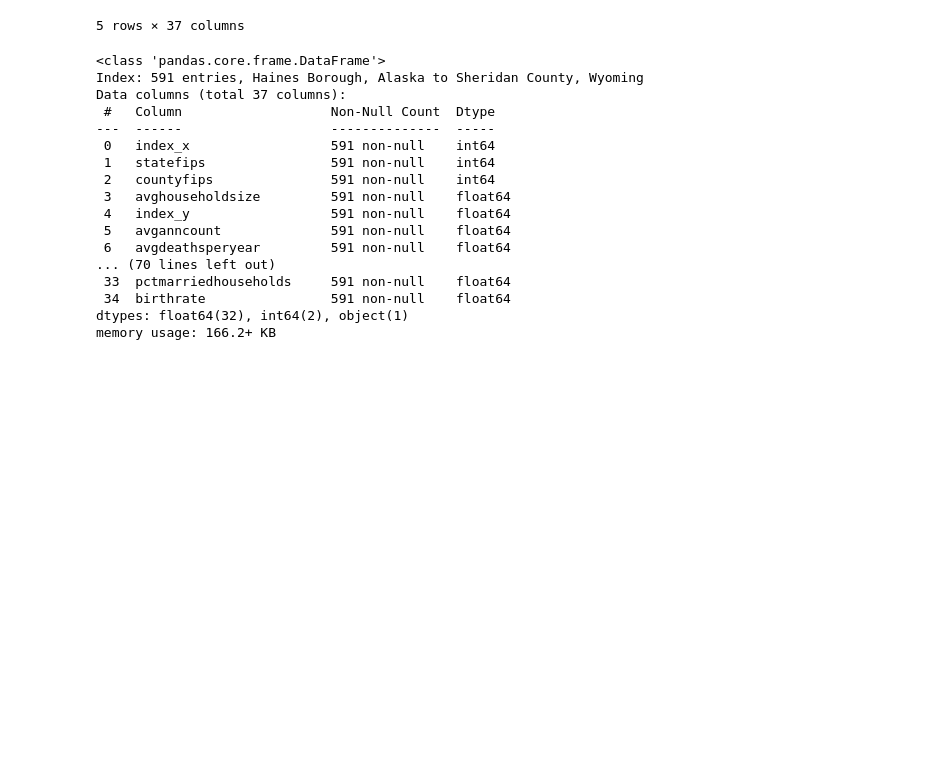
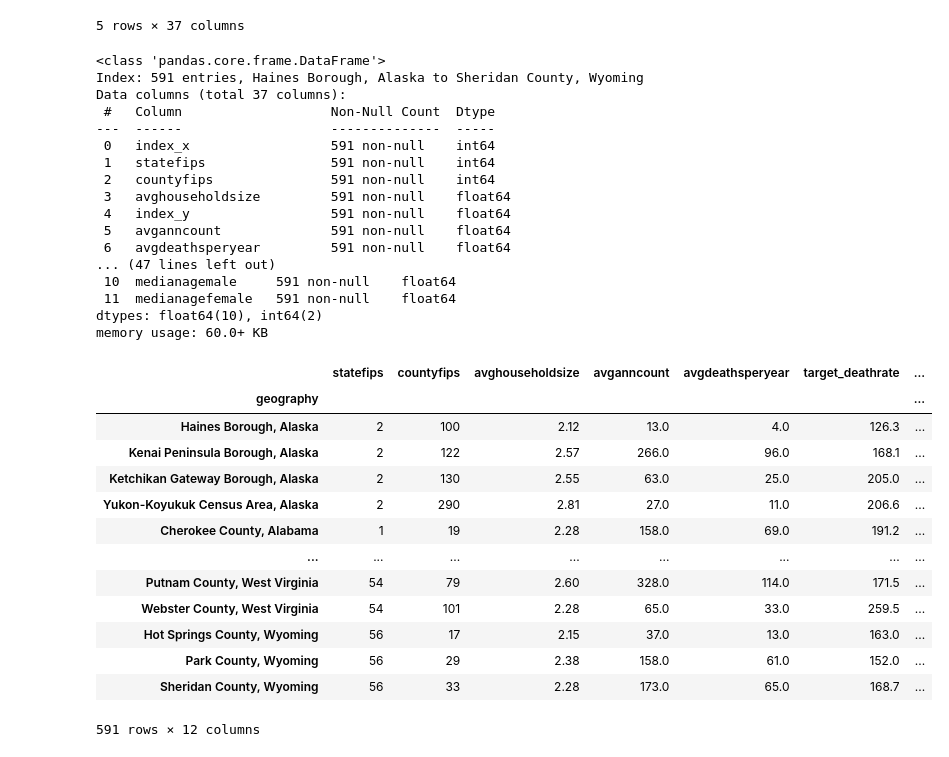
Before and after one commit to jordanskesner/plotters-against-cancer, a Jupyter notebook: Jordan_Project1.ipynb, the cells around one changed output. Cells and saved outputs as stored; diff of their text form; code cells hidden in the pictures; blank space fills up the shorter version.

```diff
--- a/Jordan_Project1.ipynb
+++ b/Jordan_Project1.ipynb
@@ -125,19 +97,16 @@ memory usage: 955.9+ KB
 # pctunemployed16_over: Percentage of people aged 16 and over who are unemployed. (Numeric)
 # pctprivatecoverage: Percentage of people with private health insuranc
 
-
-
-
-
-
-
-
 #### Drop the NA values
 combined_data = combined_data.dropna()
 combined_data.info()
 
 #### Retain only data we are interested in
-combined_data = combined_data.drop(columns=['index_x', 'index_y', ])
+combined_data = combined_data.drop(columns=['index_x', 'index_y', 'medincome', 'povertypercent', 'binnedinc', 'percentmarried',
+                                            'pctnohs18_24', 'pcths18_24', 'pctsomecol18_24', 'pctbachdeg18_24', 'pcths25_over',
+                                           'pctbachdeg25_over', 'pctemployed16_over', 'pctunemployed16_over', 'pctprivatecoverage',
+                                           'pctprivatecoveragealone', 'pctempprivcoverage', 'pctpubliccoverage', 'pctpubliccoveragealone',
+                                            'pctwhite', 'pctblack', 'pctasian', 'pctotherrace', 'pctmarriedhouseholds', 'birthrate'])
 combined_data.info()
 # %% [output]
 <class 'pandas.core.frame.DataFrame'>
@@ -152,8 +121,25 @@ Data columns (total 37 columns):
  4   index_y                  591 non-null    float64
  5   avganncount              591 non-null    float64
  6   avgdeathsperyear         591 non-null    float64
-... (70 lines left out)
- 33  pctmarriedhouseholds     591 non-null    float64
- 34  birthrate                591 non-null    float64
-dtypes: float64(32), int64(2), object(1)
-memory usage: 166.2+ KB
+... (47 lines left out)
+ 10  medianagemale     591 non-null    float64
+ 11  medianagefemale   591 non-null    float64
+dtypes: float64(10), int64(2)
+memory usage: 60.0+ KB
+# %%
+combined_data
+# %% [output]
+|  | statefips | countyfips | avghouseholdsize | avganncount | avgdeathsperyear | target_deathrate | ... |
+| geography |  |  |  |  |  |  | ... |
+| Haines Borough, Alaska | 2 | 100 | 2.12 | 13.0 | 4.0 | 126.3 | ... |
+| Kenai Peninsula Borough, Alaska | 2 | 122 | 2.57 | 266.0 | 96.0 | 168.1 | ... |
+| Ketchikan Gateway Borough, Alaska | 2 | 130 | 2.55 | 63.0 | 25.0 | 205.0 | ... |
+| Yukon-Koyukuk Census Area, Alaska | 2 | 290 | 2.81 | 27.0 | 11.0 | 206.6 | ... |
+| Cherokee County, Alabama | 1 | 19 | 2.28 | 158.0 | 69.0 | 191.2 | ... |
+| ... | ... | ... | ... | ... | ... | ... | ... |
+| Putnam County, West Virginia | 54 | 79 | 2.60 | 328.0 | 114.0 | 171.5 | ... |
+| Webster County, West Virginia | 54 | 101 | 2.28 | 65.0 | 33.0 | 259.5 | ... |
+| Hot Springs County, Wyoming | 56 | 17 | 2.15 | 37.0 | 13.0 | 163.0 | ... |
+| Park County, Wyoming | 56 | 29 | 2.38 | 158.0 | 61.0 | 152.0 | ... |
+| Sheridan County, Wyoming | 56 | 33 | 2.28 | 173.0 | 65.0 | 168.7 | ... |
+591 rows × 12 columns
```
Also changed, not shown: parts of 2 cells of this notebook.
